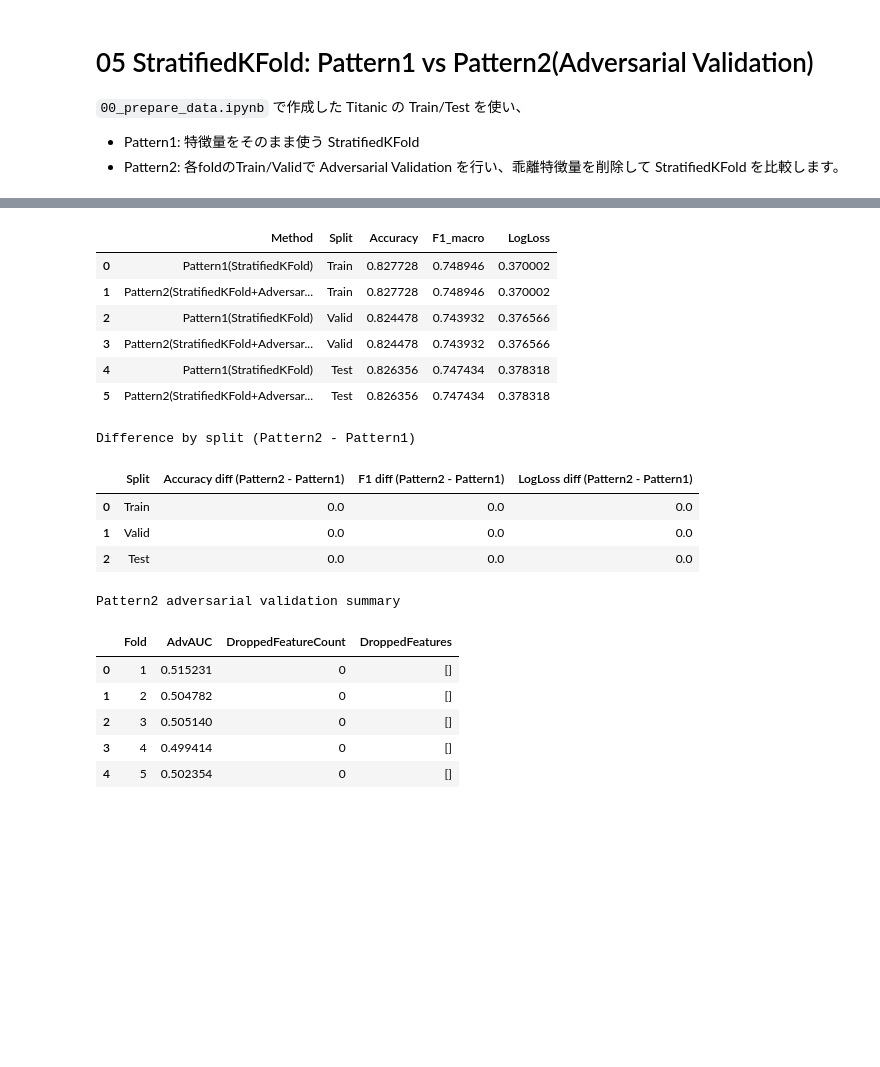
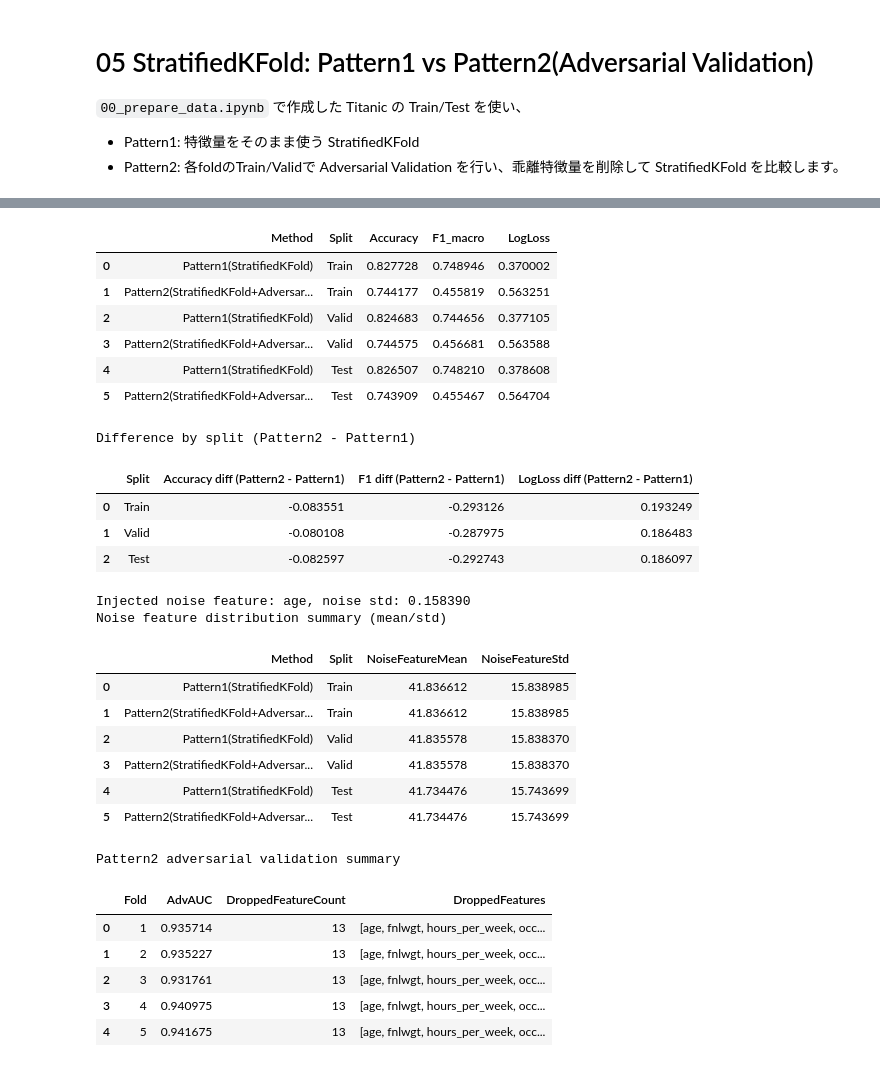
Before and after one commit to hirayukis/kaggle-techniques-ojt, a Jupyter notebook: 05_stratified_kfold_pattern1_pattern2_adversarial.ipynb, the cells around one changed output, grey strips where cells are left out. Drawn from its saved outputs; the diff is of its cells as text; code cells hidden in the pictures; blank space fills up the shorter version.

```diff
--- a/05_stratified_kfold_pattern1_pattern2_adversarial.ipynb
+++ b/05_stratified_kfold_pattern1_pattern2_adversarial.ipynb
@@ -20,6 +20,9 @@ N_SPLITS = 5
 ADV_AUC_THRESHOLD = 0.70
 ADV_DROP_TOP_K = 20
 
+NOISE_STD_RATIO = 0.01
+NOISE_SEED_OFFSET = 10_000
+
 os.environ['PYTHONHASHSEED'] = str(SEED)
 random.seed(SEED)
 np.random.seed(SEED)
@@ -156,11 +191,33 @@ def run_stratified_kfold_pattern(method_name, use_adversarial_drop=False):
         y_va = y_train_full.iloc[va_idx].copy()
         X_te = X_test.copy()
 
+        X_va, X_te = add_distribution_shift_noise(
+            X_valid=X_va,
+            X_test=X_te,
+            feature_name=NOISE_TARGET_FEATURE,
+            noise_std=NOISE_STD,
+            seed=SEED + NOISE_SEED_OFFSET + fold
+        )
+
+        feature_mean_by_split = {
+            'Train': float(X_tr[NOISE_TARGET_FEATURE].mean()),
+            'Valid': float(X_va[NOISE_TARGET_FEATURE].mean()),
+            'Test': float(X_te[NOISE_TARGET_FEATURE].mean())
+        }
+        feature_std_by_split = {
+            'Train': float(X_tr[NOISE_TARGET_FEATURE].std()),
+            'Valid': float(X_va[NOISE_TARGET_FEATURE].std()),
+            'Test': float(X_te[NOISE_TARGET_FEATURE].std())
+        }
+
         adv_auc = np.nan
         dropped_features = []
 
         if use_adversarial_drop:
             adv_auc, dropped_features = adversarial_drift_features(X_tr, X_va, draw_plot=(fold == 1))
+            max_drop = max(0, X_tr.shape[1] - 1)
+            dropped_features = dropped_features[:max_drop]
+
             if len(dropped_features) > 0:
                 X_tr = X_tr.drop(columns=dropped_features, errors='ignore')
                 X_va = X_va.drop(columns=dropped_features, errors='ignore')
@@ -195,7 +252,11 @@ def run_stratified_kfold_pattern(method_name, use_adversarial_drop=False):
                 'F1_macro': metrics['F1_macro'],
                 'LogLoss': metrics['LogLoss'],
                 'AdvAUC': adv_auc,
-                'DroppedFeatureCount': len(dropped_features)
+                'DroppedFeatureCount': len(dropped_features),
+                'NoiseFeature': NOISE_TARGET_FEATURE,
+                'NoiseStd': NOISE_STD,
+                'NoiseFeatureMean': feature_mean_by_split[metrics['Split']],
+                'NoiseFeatureStd': feature_std_by_split[metrics['Split']]
             }
             fold_rows.append(row)
 
@@ -279,44 +340,61 @@ display(pattern2_fold_df.head())
 # %%
 comparison_df = pd.concat([pattern1_mean_df, pattern2_mean_df], ignore_index=True)
 comparison_df['Split'] = pd.Categorical(comparison_df['Split'], categories=['Train', 'Valid', 'Test'], ordered=True)
 comparison_df = comparison_df.sort_values(['Split', 'Method']).reset_index(drop=True)
 display(comparison_df)
 
 pivot_acc = comparison_df.pivot(index='Split', columns='Method', values='Accuracy')
 pivot_f1 = comparison_df.pivot(index='Split', columns='Method', values='F1_macro')
 pivot_logloss = comparison_df.pivot(index='Split', columns='Method', values='LogLoss')
 
 diff = pd.DataFrame({
     'Accuracy diff (Pattern2 - Pattern1)': pivot_acc['Pattern2(StratifiedKFold+AdversarialDrop)'] - pivot_acc['Pattern1(StratifiedKFold)'],
     'F1 diff (Pattern2 - Pattern1)': pivot_f1['Pattern2(StratifiedKFold+AdversarialDrop)'] - pivot_f1['Pattern1(StratifiedKFold)'],
     'LogLoss diff (Pattern2 - Pattern1)': pivot_logloss['Pattern2(StratifiedKFold+AdversarialDrop)'] - pivot_logloss['Pattern1(StratifiedKFold)']
 }).reset_index()
 print('Difference by split (Pattern2 - Pattern1)')
 display(diff)
 
+print(f'Injected noise feature: {NOISE_TARGET_FEATURE}, noise std: {NOISE_STD:.6f}')
+noise_view = pd.concat([pattern1_fold_df, pattern2_fold_df], ignore_index=True)
+noise_summary = noise_view.groupby(['Method', 'Split'], as_index=False)[['NoiseFeatureMean', 'NoiseFeatureStd']].mean()
+noise_summary['Split'] = pd.Categorical(noise_summary['Split'], categories=['Train', 'Valid', 'Test'], ordered=True)
+noise_summary = noise_summary.sort_values(['Split', 'Method']).reset_index(drop=True)
+print('Noise feature distribution summary (mean/std)')
+display(noise_summary)
+
 drop_summary = pattern2_drop_info[['Fold', 'AdvAUC', 'DroppedFeatureCount', 'DroppedFeatures']].copy()
 print('Pattern2 adversarial validation summary')
 display(drop_summary)
 # %% [output]
 |  | Method | Split | Accuracy | F1_macro | LogLoss |
 | 0 | Pattern1(StratifiedKFold) | Train | 0.827728 | 0.748946 | 0.370002 |
-| 1 | Pattern2(StratifiedKFold+Adversar... | Train | 0.827728 | 0.748946 | 0.370002 |
-| 2 | Pattern1(StratifiedKFold) | Valid | 0.824478 | 0.743932 | 0.376566 |
-| 3 | Pattern2(StratifiedKFold+Adversar... | Valid | 0.824478 | 0.743932 | 0.376566 |
-| 4 | Pattern1(StratifiedKFold) | Test | 0.826356 | 0.747434 | 0.378318 |
-| 5 | Pattern2(StratifiedKFold+Adversar... | Test | 0.826356 | 0.747434 | 0.378318 |
+| 1 | Pattern2(StratifiedKFold+Adversar... | Train | 0.744177 | 0.455819 | 0.563251 |
+| 2 | Pattern1(StratifiedKFold) | Valid | 0.824683 | 0.744656 | 0.377105 |
+| 3 | Pattern2(StratifiedKFold+Adversar... | Valid | 0.744575 | 0.456681 | 0.563588 |
+| 4 | Pattern1(StratifiedKFold) | Test | 0.826507 | 0.748210 | 0.378608 |
+| 5 | Pattern2(StratifiedKFold+Adversar... | Test | 0.743909 | 0.455467 | 0.564704 |
 Difference by split (Pattern2 - Pattern1)
 |  | Split | Accuracy diff (Pattern2 - Pattern1) | F1 diff (Pattern2 - Pattern1) | LogLoss diff (Pattern2 - Pattern1) |
-| 0 | Train | 0.0 | 0.0 | 0.0 |
-| 1 | Valid | 0.0 | 0.0 | 0.0 |
-| 2 | Test | 0.0 | 0.0 | 0.0 |
+| 0 | Train | -0.083551 | -0.293126 | 0.193249 |
+| 1 | Valid | -0.080108 | -0.287975 | 0.186483 |
+| 2 | Test | -0.082597 | -0.292743 | 0.186097 |
-Pattern2 adversarial validation summary
+Injected noise feature: age, noise std: 0.158390
+Noise feature distribution summary (mean/std)
-|  | Fold | AdvAUC | DroppedFeatureCount | DroppedFeatures |
-| 0 | 1 | 0.515231 | 0 | [] |
-| 1 | 2 | 0.504782 | 0 | [] |
-| 2 | 3 | 0.505140 | 0 | [] |
-| 3 | 4 | 0.499414 | 0 | [] |
-| 4 | 5 | 0.502354 | 0 | [] |
+|  | Method | Split | NoiseFeatureMean | NoiseFeatureStd |
+| 0 | Pattern1(StratifiedKFold) | Train | 41.836612 | 15.838985 |
+| 1 | Pattern2(StratifiedKFold+Adversar... | Train | 41.836612 | 15.838985 |
+| 2 | Pattern1(StratifiedKFold) | Valid | 41.835578 | 15.838370 |
+| 3 | Pattern2(StratifiedKFold+Adversar... | Valid | 41.835578 | 15.838370 |
+| 4 | Pattern1(StratifiedKFold) | Test | 41.734476 | 15.743699 |
+| 5 | Pattern2(StratifiedKFold+Adversar... | Test | 41.734476 | 15.743699 |
+Pattern2 adversarial validation summary
+|  | Fold | AdvAUC | DroppedFeatureCount | DroppedFeatures |
+| 0 | 1 | 0.935714 | 13 | [age, fnlwgt, hours_per_week, occ... |
+| 1 | 2 | 0.935227 | 13 | [age, fnlwgt, hours_per_week, occ... |
+| 2 | 3 | 0.931761 | 13 | [age, fnlwgt, hours_per_week, occ... |
+| 3 | 4 | 0.940975 | 13 | [age, fnlwgt, hours_per_week, occ... |
+| 4 | 5 | 0.941675 | 13 | [age, fnlwgt, hours_per_week, occ... |
 # %%
 agreement = (pattern1_test_pred == pattern2_test_pred).mean()
 print(f'Test prediction agreement (Pattern1 vs Pattern2): {agreement:.4f}')
```
Also changed, not shown: parts of 4 cells of this notebook, 1 other file.
